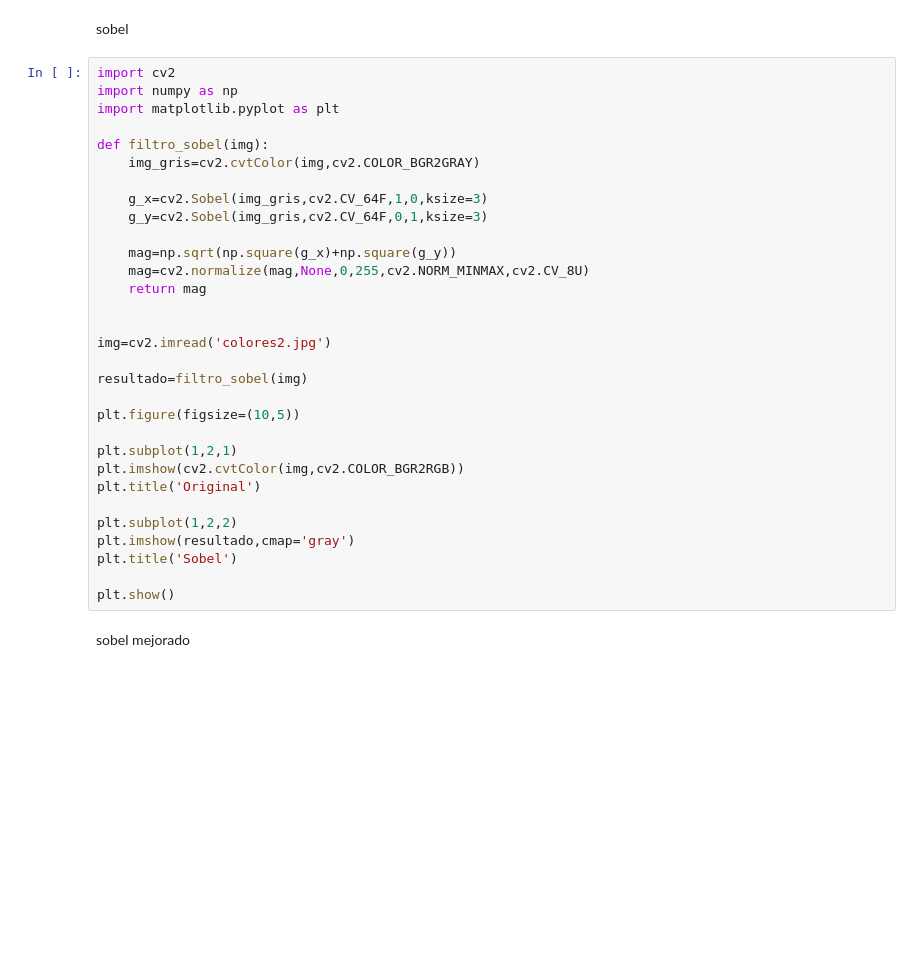
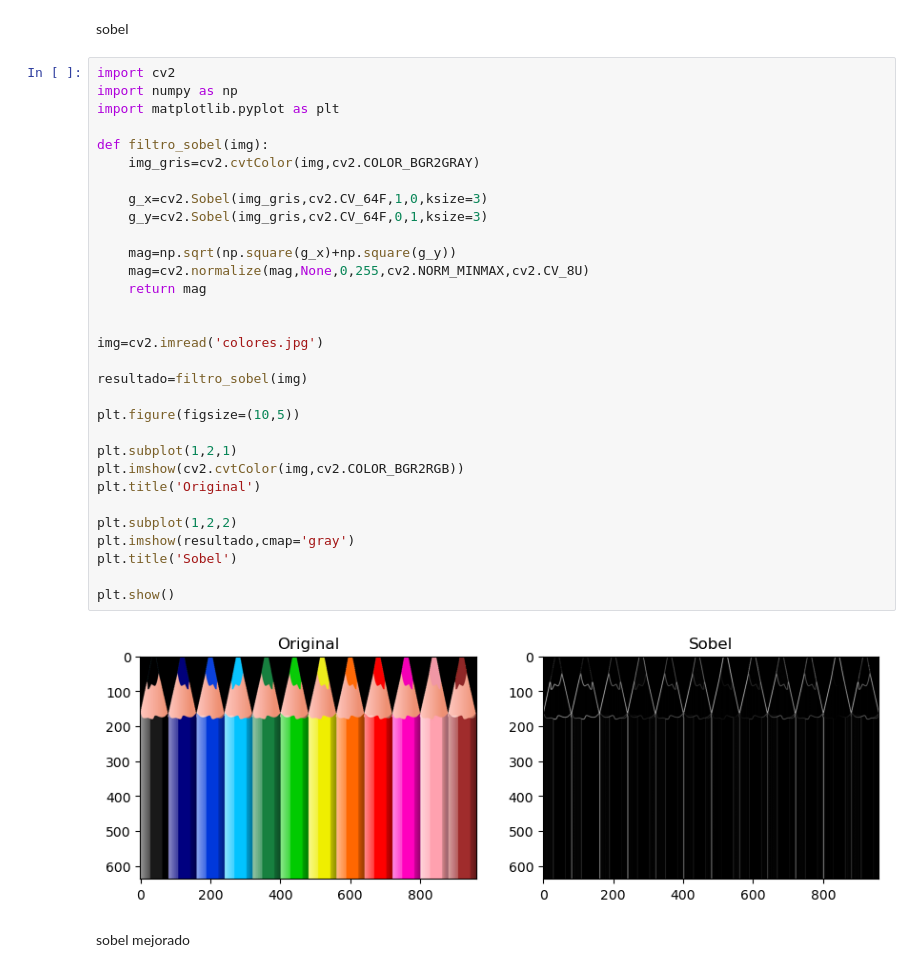
Before and after one commit to marcos7-eri/pdi, a Jupyter notebook: bordes.ipynb, the cells around one changed output. Saved outputs shown, nothing was run; the diff lists cells and outputs as text; blank space fills up the shorter version.

```diff
--- a/bordes.ipynb
+++ b/bordes.ipynb
@@ -88,34 +88,36 @@ sobel
 # %%
 import cv2
 import numpy as np
 import matplotlib.pyplot as plt
 
 def filtro_sobel(img):
     img_gris=cv2.cvtColor(img,cv2.COLOR_BGR2GRAY)
 
     g_x=cv2.Sobel(img_gris,cv2.CV_64F,1,0,ksize=3)
     g_y=cv2.Sobel(img_gris,cv2.CV_64F,0,1,ksize=3)
 
     mag=np.sqrt(np.square(g_x)+np.square(g_y))
     mag=cv2.normalize(mag,None,0,255,cv2.NORM_MINMAX,cv2.CV_8U)
     return mag
 
 
-img=cv2.imread('colores2.jpg')
+img=cv2.imread('colores.jpg')
 
 resultado=filtro_sobel(img)
 
 plt.figure(figsize=(10,5))
 
 plt.subplot(1,2,1)
 plt.imshow(cv2.cvtColor(img,cv2.COLOR_BGR2RGB))
 plt.title('Original')
 
 plt.subplot(1,2,2)
 plt.imshow(resultado,cmap='gray')
 plt.title('Sobel')
 
 plt.show()
+# %% [output]
+[figure, added]
 # %% [markdown]
 sobel mejorado
 # %%
```
Also changed, not shown: parts of 2 cells of this notebook, 9 other files.
